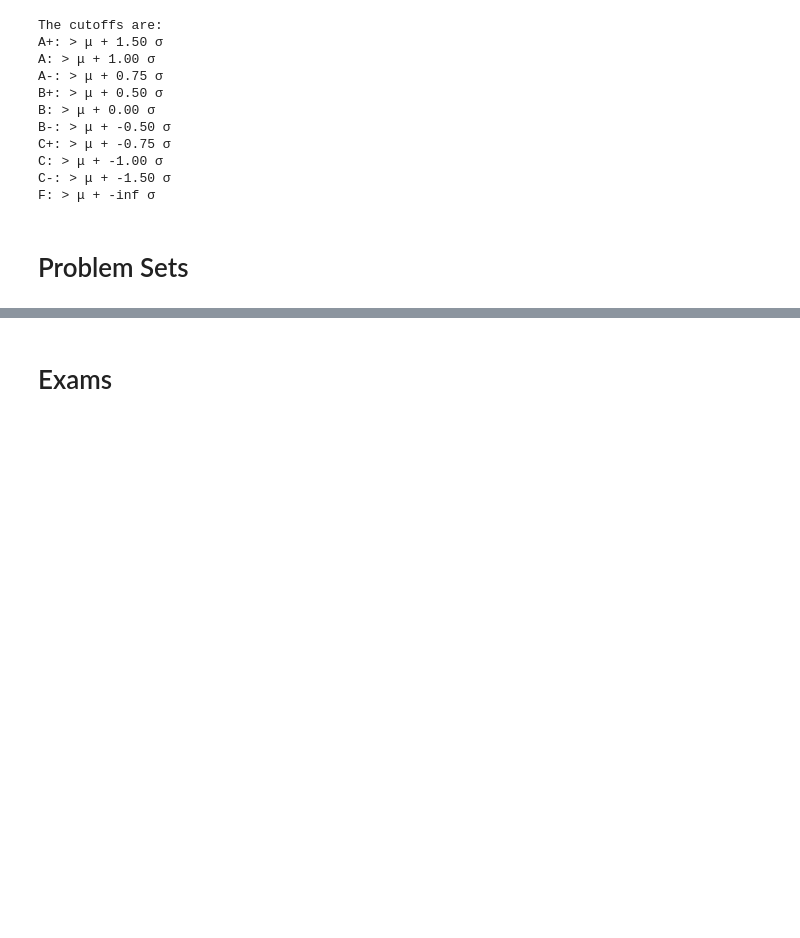
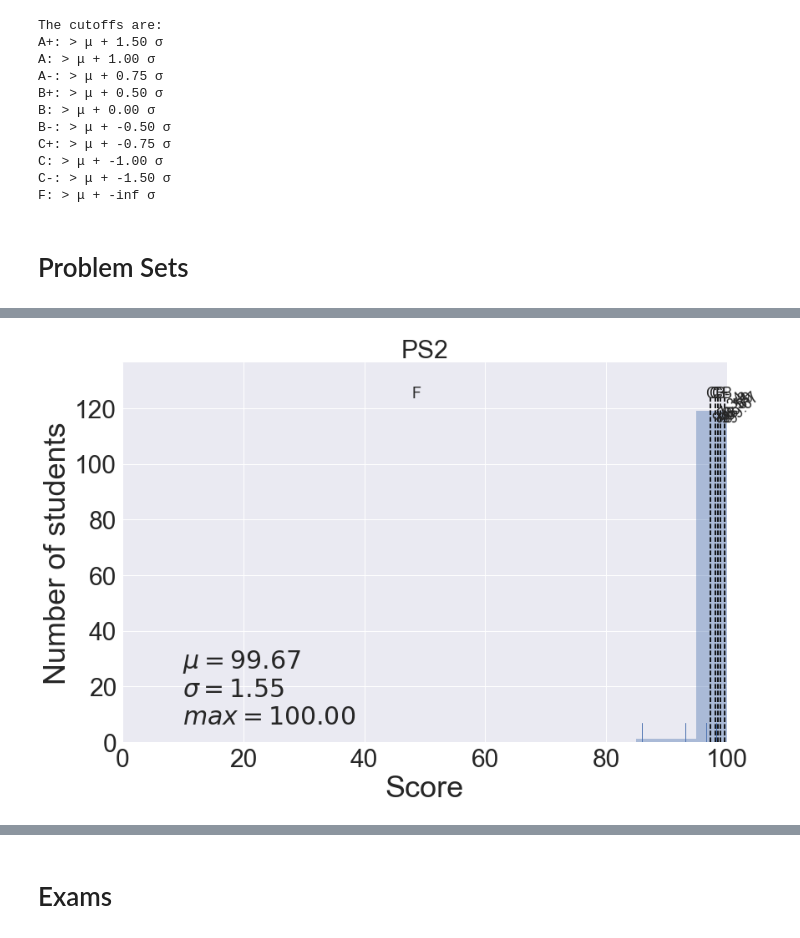
Before and after one commit to materialsvirtuallab/ceng114, a Jupyter notebook: grades/statsw2017.ipynb, the cells around one changed output, grey strips where cells are left out. Drawn from its saved outputs; the diff is of its cells as text; code cells hidden in the pictures; blank space fills up the shorter version.

```diff
--- a/grades/statsw2017.ipynb
+++ b/grades/statsw2017.ipynb
@@ -154,3 +154,5 @@ cutoffs = bar_plot(d, "PS1", annotate=True)
 # %%
-#cutoffs = bar_plot(d, "PS2", annotate=True)
+cutoffs = bar_plot(d, "PS2", annotate=True)
+# %% [output]
+[figure, added]
 # %%
```
Also changed, not shown: parts of 6 cells of this notebook.
